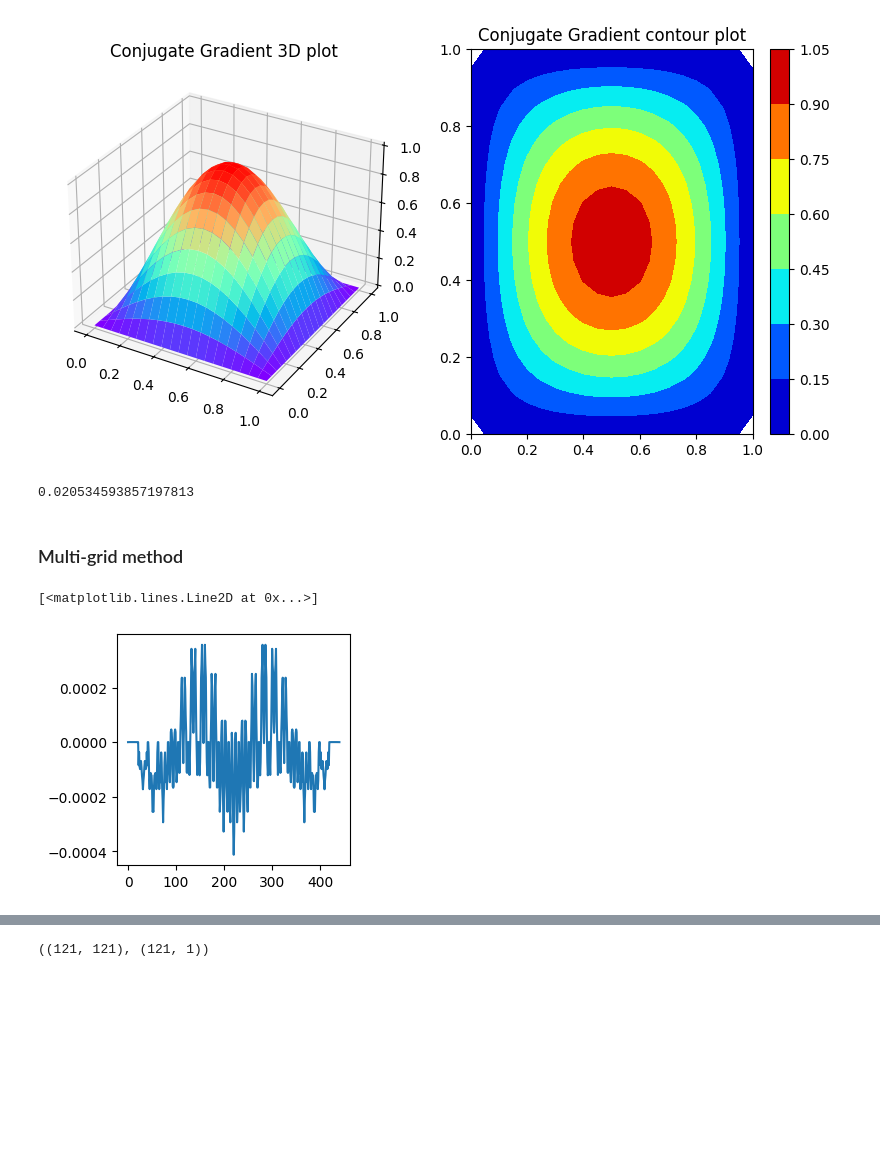
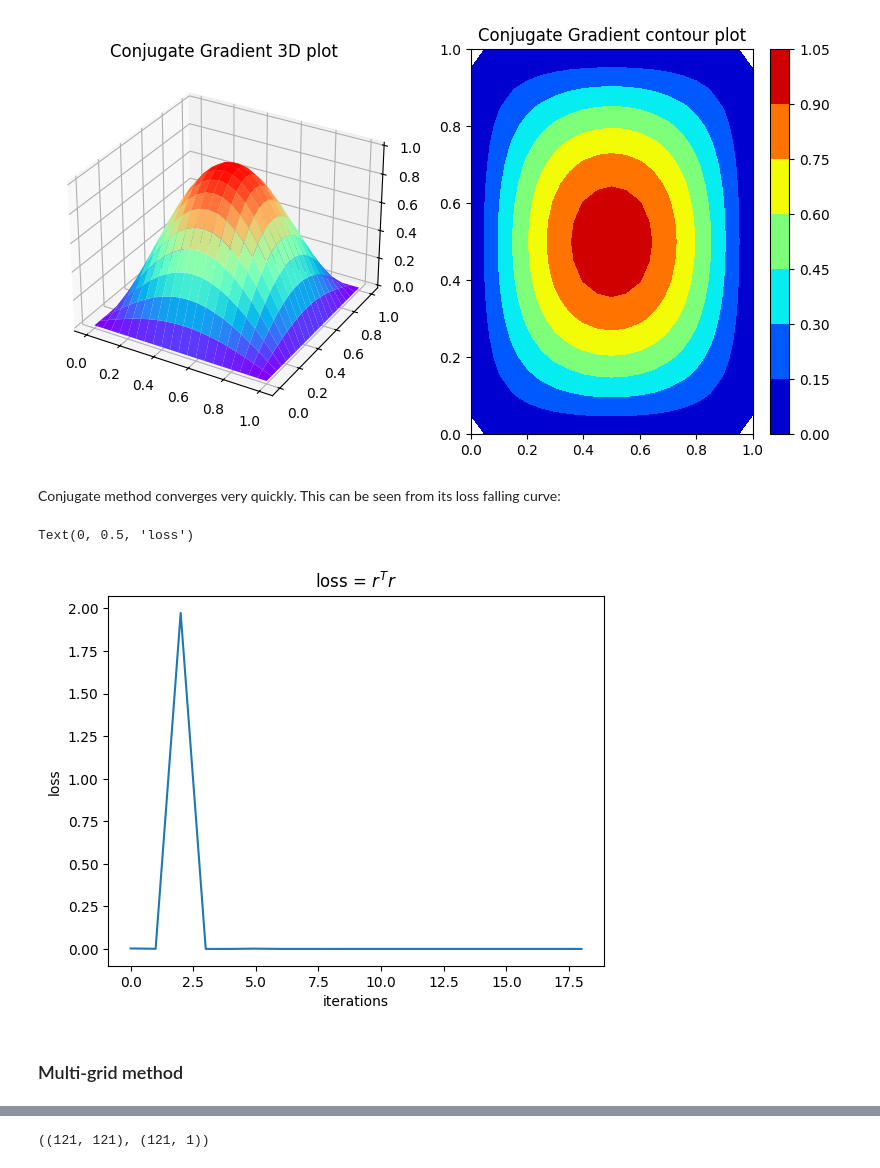
Before and after one commit to PepperXZC/Numerical-PDE, a Jupyter notebook: HW4.ipynb, the cells around one changed output, grey strips where cells are left out. Drawn from its saved outputs; the diff is of its cells as text; code cells hidden in the pictures; blank space fills up the shorter version.

```diff
--- a/HW4.ipynb
+++ b/HW4.ipynb
@@ -128,18 +128,18 @@ ax2.set_title('Conjugate Gradient contour plot')
 # %% [output]
 Text(0.5, 1.0, 'Conjugate Gradient contour plot')
 [figure]
-# %%
-# the loss between CG and GS, after normalization of CG result
-np.linalg.norm(xrplot - mesh2)
-# %% [output]
-0.020534593857197813
+# %% [markdown]
+Conjugate method converges very quickly. This can be seen from its loss falling curve:
+# %%
+plt.plot(li)
+plt.title("loss = $r^Tr$")
+plt.xlabel("iterations")
+plt.ylabel("loss")
+# %% [output]
+Text(0, 0.5, 'loss')
+[figure, added]
 # %% [markdown]
 ### Multi-grid method
 # %%
 # See the result above is pre-smoothing process, now go on 2h
 rh = b - Ap @ xh
-plt.figure(figsize=(3,3))
-plt.plot(rh)
-# %% [output]
-[<matplotlib.lines.Line2D at 0x...>]
-[figure, removed]
```
Also changed, not shown: parts of 12 cells of this notebook.
